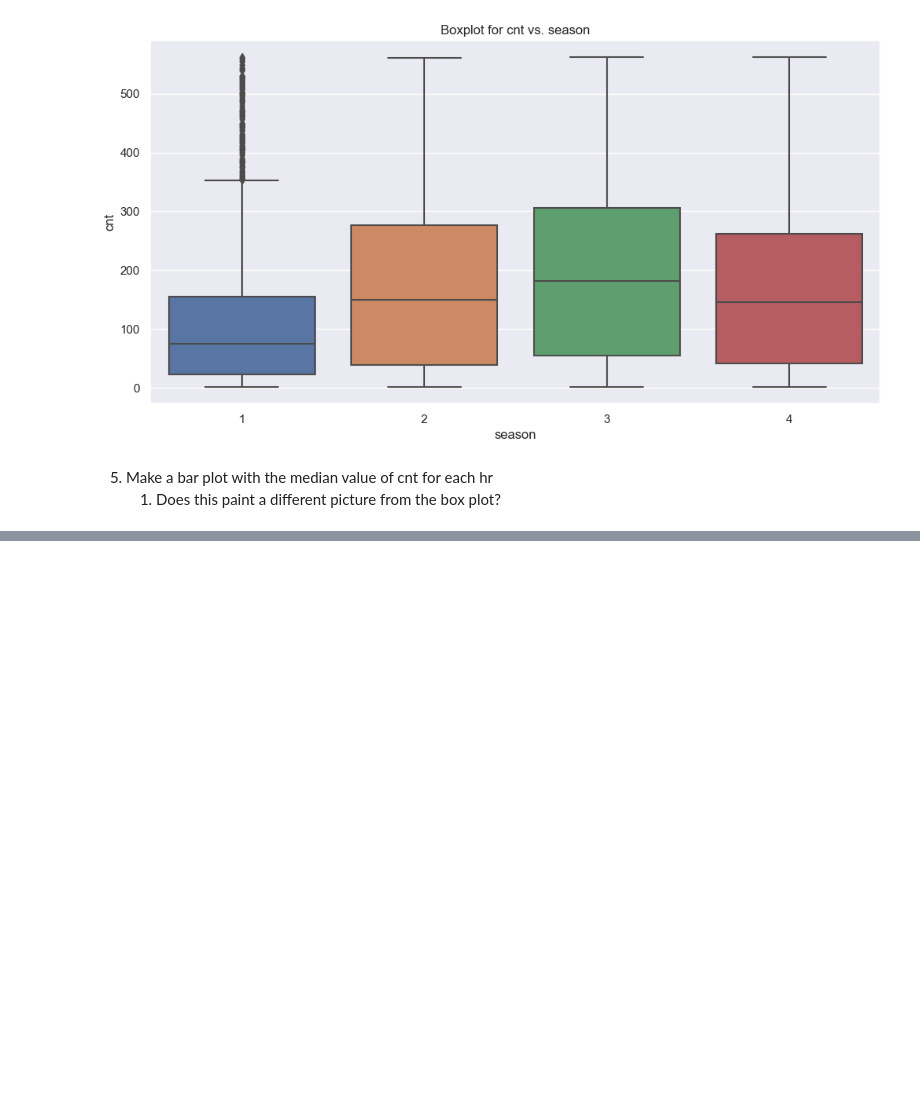
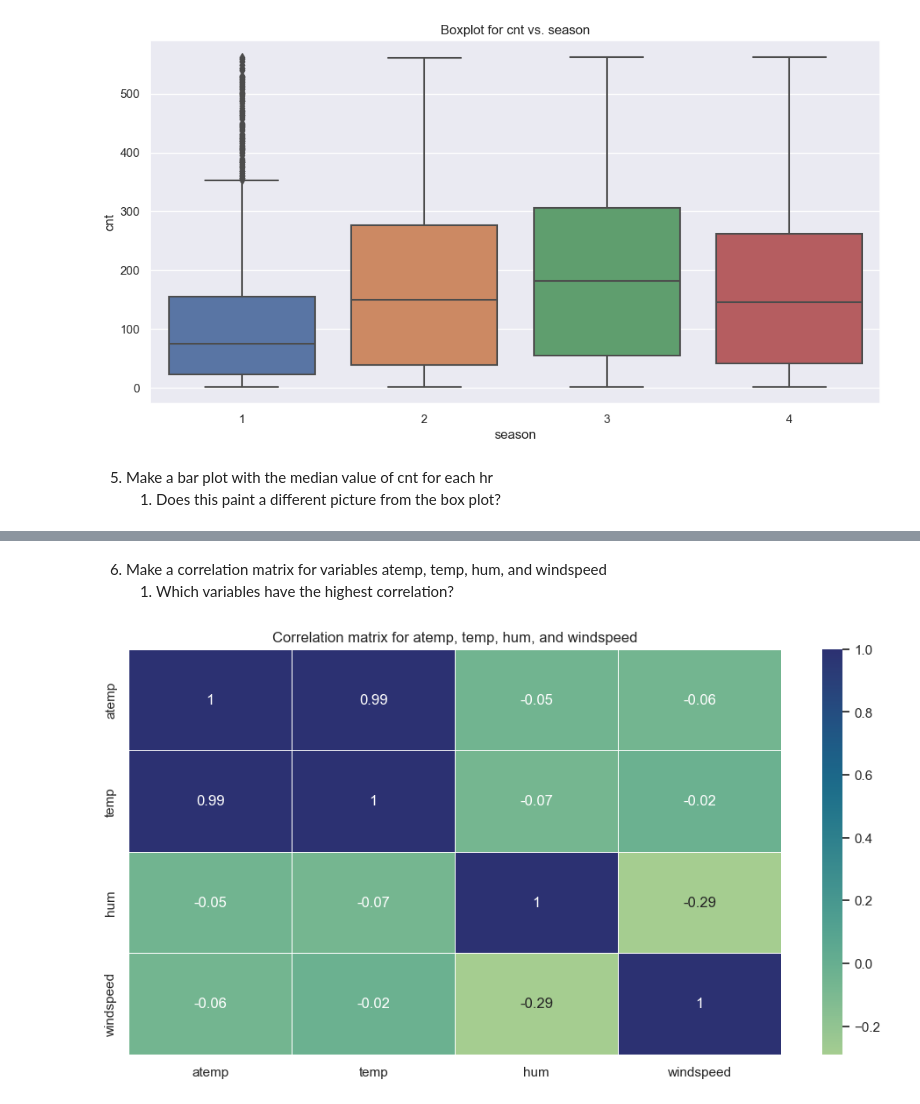
Before and after one commit to mungekarkiran/Bike_Sharing_Demand_Prediction, a Jupyter notebook: Research/Bike_Sharing_Demand_Prediction.ipynb, the cells around one changed output, grey strips where cells are left out. Cells and saved outputs as stored; diff of their text form; code cells hidden in the pictures; blank space fills up the shorter version.

```diff
--- a/Research/Bike_Sharing_Demand_Prediction.ipynb
+++ b/Research/Bike_Sharing_Demand_Prediction.ipynb
@@ -344,0 +339,11 @@ plt.show()
+# %% [markdown]
+6.	Make a correlation matrix for variables atemp, temp, hum, and windspeed
+	1.	Which variables have the highest correlation?
+# %%
+corr_mat = data[['atemp', 'temp', 'hum', 'windspeed']]
+sns.heatmap(round(corr_mat.corr(),2), annot=True, cmap="crest", linewidth=.5)
+
+plt.title('Correlation matrix for atemp, temp, hum, and windspeed')
+plt.show()
+# %% [output]
+[figure, added]
```
Also changed, not shown: parts of 3 cells of this notebook.
